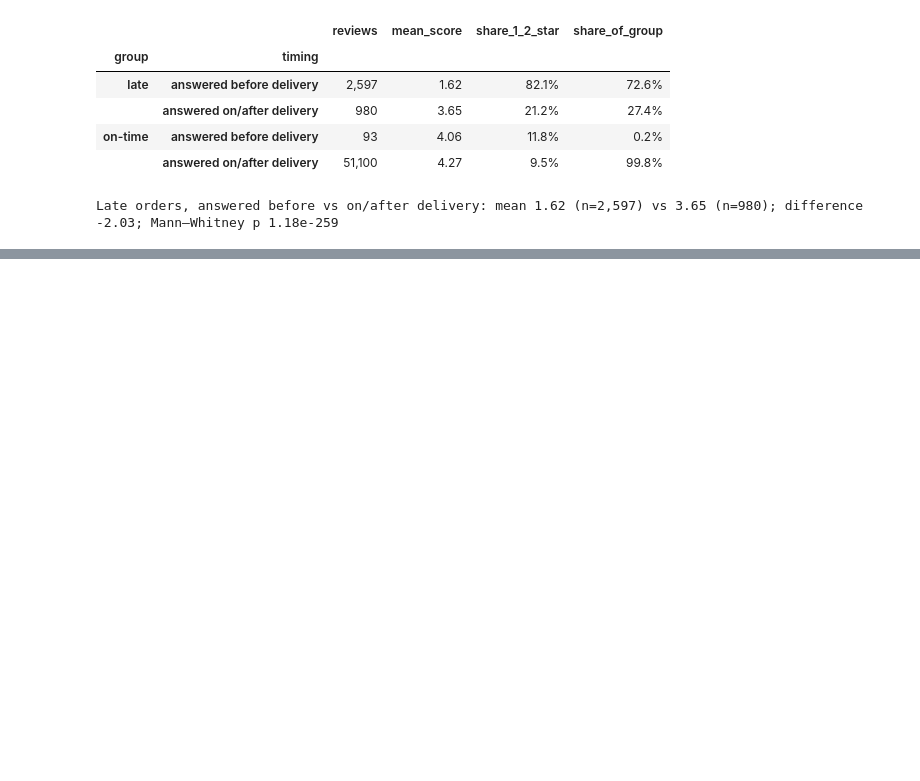
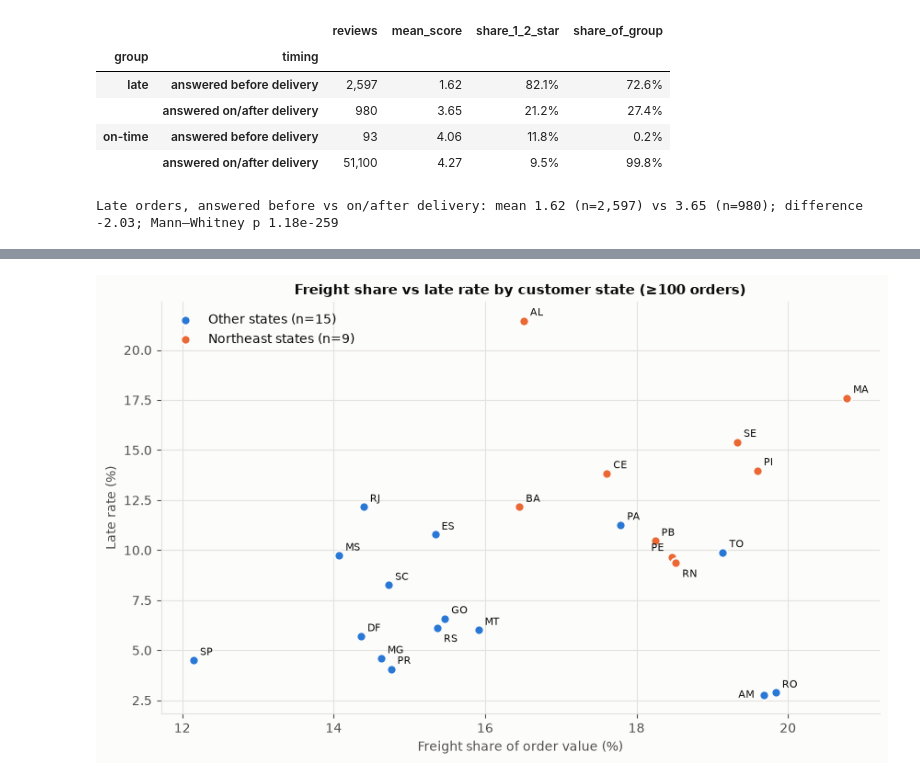
Before and after one commit to DevarshiDave1120-cmd/olist-marketplace-operations-analytics, a Jupyter notebook: notebooks/olist_analysis.ipynb, the cells around one changed output, grey strips where cells are left out. Saved outputs shown, nothing was run; the diff lists cells and outputs as text; code cells hidden in the pictures; blank space fills up the shorter version.

```diff
--- a/notebooks/olist_analysis.ipynb
+++ b/notebooks/olist_analysis.ipynb
@@ -531,0 +700,17 @@ Late orders, answered before vs on/after delivery: mean 1.62 (n=2,597) vs 3.65 (
+# %%
+NORTHEAST = {"AL", "BA", "CE", "MA", "PB", "PE", "PI", "RN", "SE"}
+late_st = perf[(perf.dimension == "customer_state") & (perf.order_count >= MIN_ORDERS)][["group_value", "late_rate"]]
+fs_st = st[st.order_count >= MIN_ORDERS][["group_value", "freight_share", "order_count"]]
+both = fs_st.merge(late_st, on="group_value").rename(columns={"group_value": "state"})
+both["northeast"] = both.state.isin(NORTHEAST)
+
+top5_fs = set(top_states.customer_state)
+top5_late = set(perf[(perf.dimension == "customer_state") & (perf.order_count >= MIN_ORDERS)]
+                .nlargest(5, "late_rate").group_value)
+rho = stats.spearmanr(both.freight_share, both.late_rate)
+print(f"top-5 freight-share states: {sorted(top5_fs)}  (Northeast: {sorted(top5_fs & NORTHEAST)})")
+print(f"top-5 late-rate states:     {sorted(top5_late)}")
+print(f"overlap: {sorted(top5_fs & top5_late)}  ({len(top5_fs & top5_late)} of 5)")
+print(f"Spearman rho across {len(both)} states (freight share vs late rate) = {rho.statistic:.2f} (p = {rho.pvalue:.3f})")
+both.sort_values("freight_share", ascending=False).style.format(
+    {"freight_share": "{:.1%}", "late_rate": "{:.1%}", "order_count": "{:,}"})
@@ -532,3 +739,23 @@ Late orders, answered before vs on/after delivery: mean 1.62 (n=2,597) vs 3.65 (
+# %%
+ORANGE = "#eb6834"
+fig, ax = plt.subplots(figsize=(8.5, 5.2), constrained_layout=True)
+for ne, colr, lab in [(False, BLUE, "Other states"), (True, ORANGE, "Northeast states")]:
+    g = both[both.northeast == ne]
+    ax.scatter(g.freight_share * 100, g.late_rate * 100, s=55, color=colr, edgecolor=SURFACE,
+               linewidth=1.5, label=f"{lab} (n={len(g)})", zorder=3)
+OFFSETS = {"PE": (-16, 5), "RN": (5, -11), "AM": (-20, -2), "RO": (5, 4), "RS": (5, -11)}
+for _, r in both.iterrows():
+    ax.annotate(r.state, (r.freight_share * 100, r.late_rate * 100), xytext=OFFSETS.get(r.state, (5, 4)),
+                textcoords="offset points", fontsize=8, color=INK)
+ax.grid(axis="x", visible=True)
+ax.set_xlabel("Freight share of order value (%)")
+ax.set_ylabel("Late rate (%)")
+ax.set_title(f"Freight share vs late rate by customer state (≥{MIN_ORDERS} orders)")
+ax.legend(frameon=False, loc="upper left")
+fig.savefig(IMAGES / "6c_freight_vs_late_by_state.png", dpi=150)
+plt.show()
+# %% [output]
+[figure, added]
 # %%
 try:
     conn.cursor().execute("ALTER WAREHOUSE OLIST_WH SUSPEND")  # stop credits now
```
Also changed, not shown: parts of 9 cells of this notebook, 4 other files.
